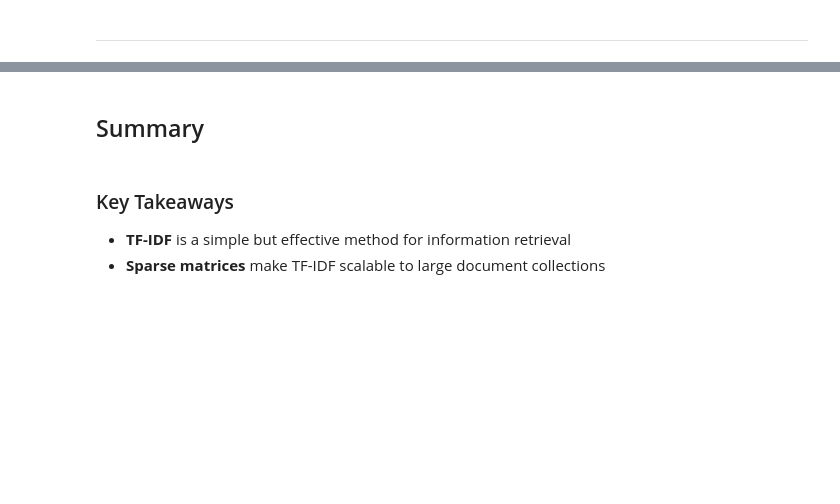
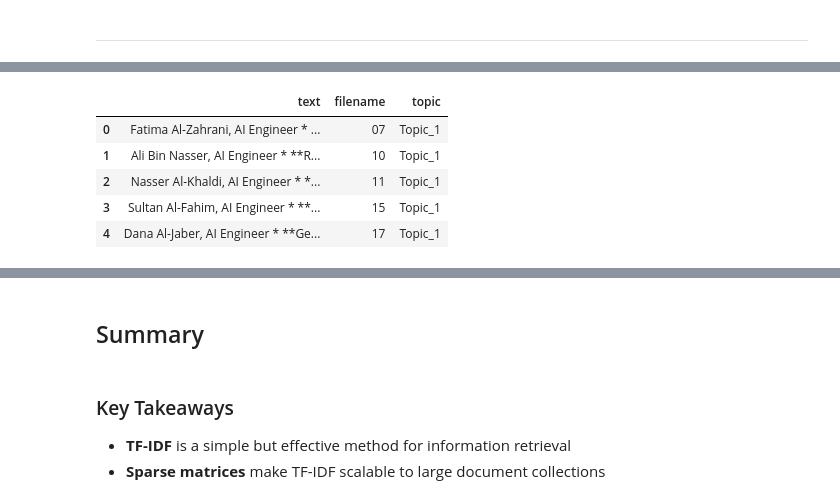
Before and after one commit to HassanAlgoz/B5, a Jupyter notebook: W5_NLP/M1/sessions/07_information_retrieval_ex.ipynb, the cells around one changed output, grey strips where cells are left out. Drawn from its saved outputs; the diff is of its cells as text; code cells hidden in the pictures; blank space fills up the shorter version.

```diff
--- a/W5_NLP/M1/sessions/07_information_retrieval_ex.ipynb
+++ b/W5_NLP/M1/sessions/07_information_retrieval_ex.ipynb
@@ -345,0 +503,17 @@ be about $10k.
+# %%
+import pandas as pd
+
+df = pd.DataFrame({
+    'text': cvs,
+    'filename': cv_names,
+    'topic': [file.parent.name for file in cv_files],  # get topic from folder name
+})
+
+df.head()
+# %% [output]
+|  | text | filename | topic |
+| 0 | Fatima Al-Zahrani, AI Engineer * ... | 07 | Topic_1 |
+| 1 | Ali Bin Nasser, AI Engineer * **R... | 10 | Topic_1 |
+| 2 | Nasser Al-Khaldi, AI Engineer * *... | 11 | Topic_1 |
+| 3 | Sultan Al-Fahim, AI Engineer * **... | 15 | Topic_1 |
+| 4 | Dana Al-Jaber, AI Engineer * **Ge... | 17 | Topic_1 |
```
Also changed, not shown: parts of 11 cells of this notebook, 1 other file.
